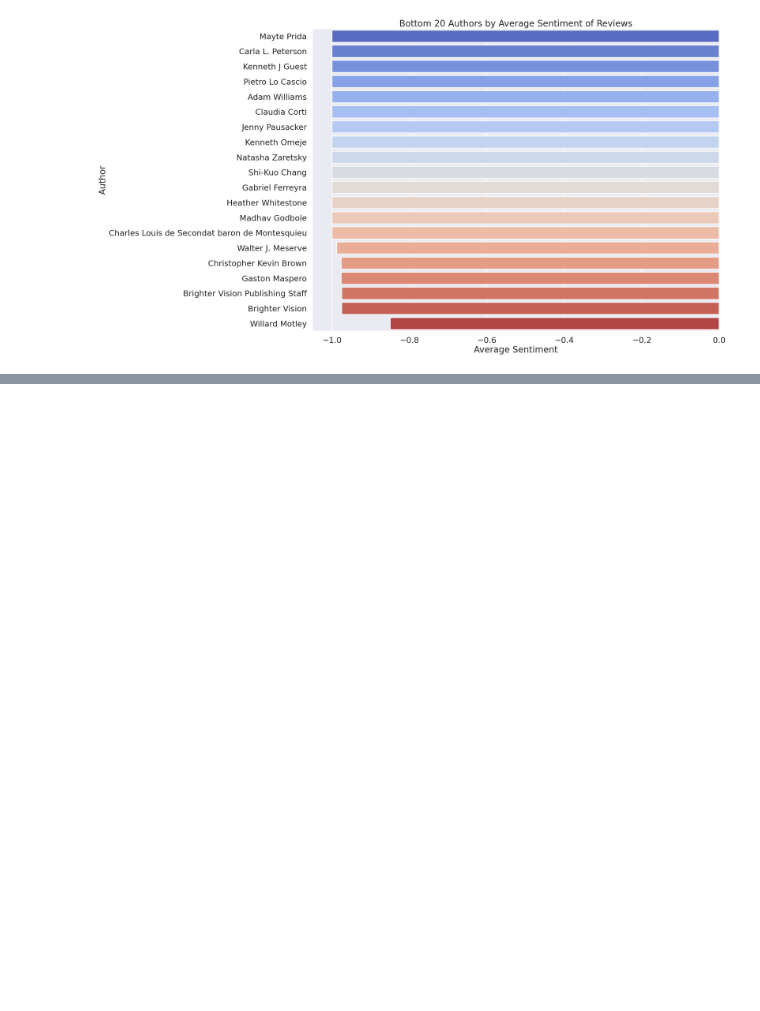
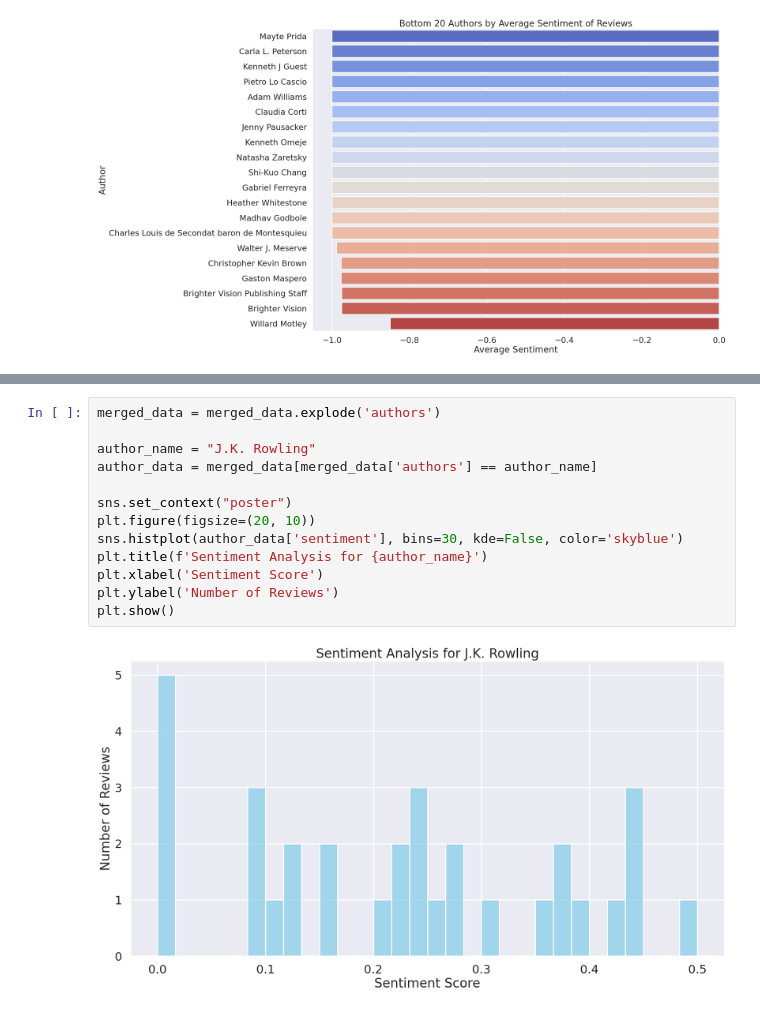
Before and after one commit to danielepolotow/book_data, a Jupyter notebook: notebooks/Sentiment Analysis.ipynb, the cells around one changed output, grey strips where cells are left out. Drawn from its saved outputs; the diff is of its cells as text; blank space fills up the shorter version.

```diff
--- a/notebooks/Sentiment Analysis.ipynb
+++ b/notebooks/Sentiment Analysis.ipynb
@@ -116,0 +261,15 @@ plt.show()
+# %%
+merged_data = merged_data.explode('authors')
+
+author_name = "J.K. Rowling"
+author_data = merged_data[merged_data['authors'] == author_name]
+
+sns.set_context("poster")
+plt.figure(figsize=(20, 10))
+sns.histplot(author_data['sentiment'], bins=30, kde=False, color='skyblue')
+plt.title(f'Sentiment Analysis for {author_name}')
+plt.xlabel('Sentiment Score')
+plt.ylabel('Number of Reviews')
+plt.show()
+# %% [output]
+[figure, added]
```
Also changed, not shown: parts of 14 cells of this notebook.
